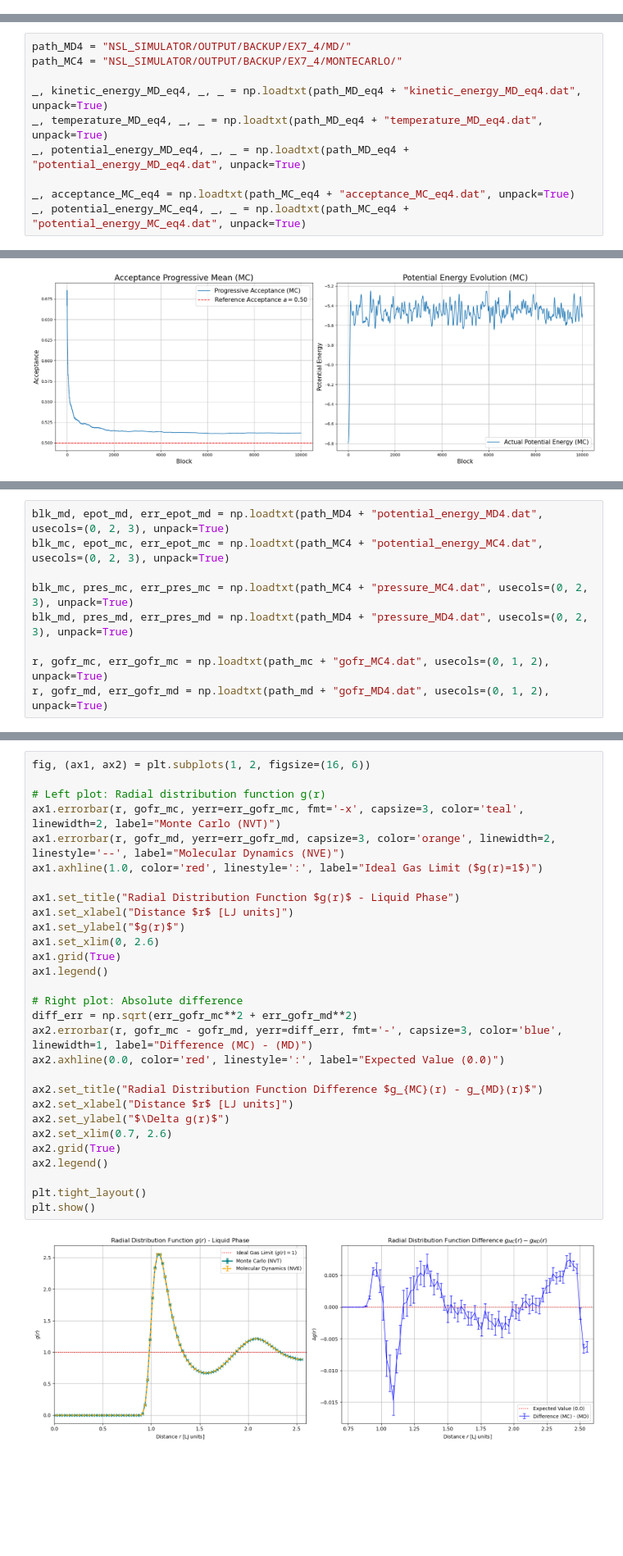
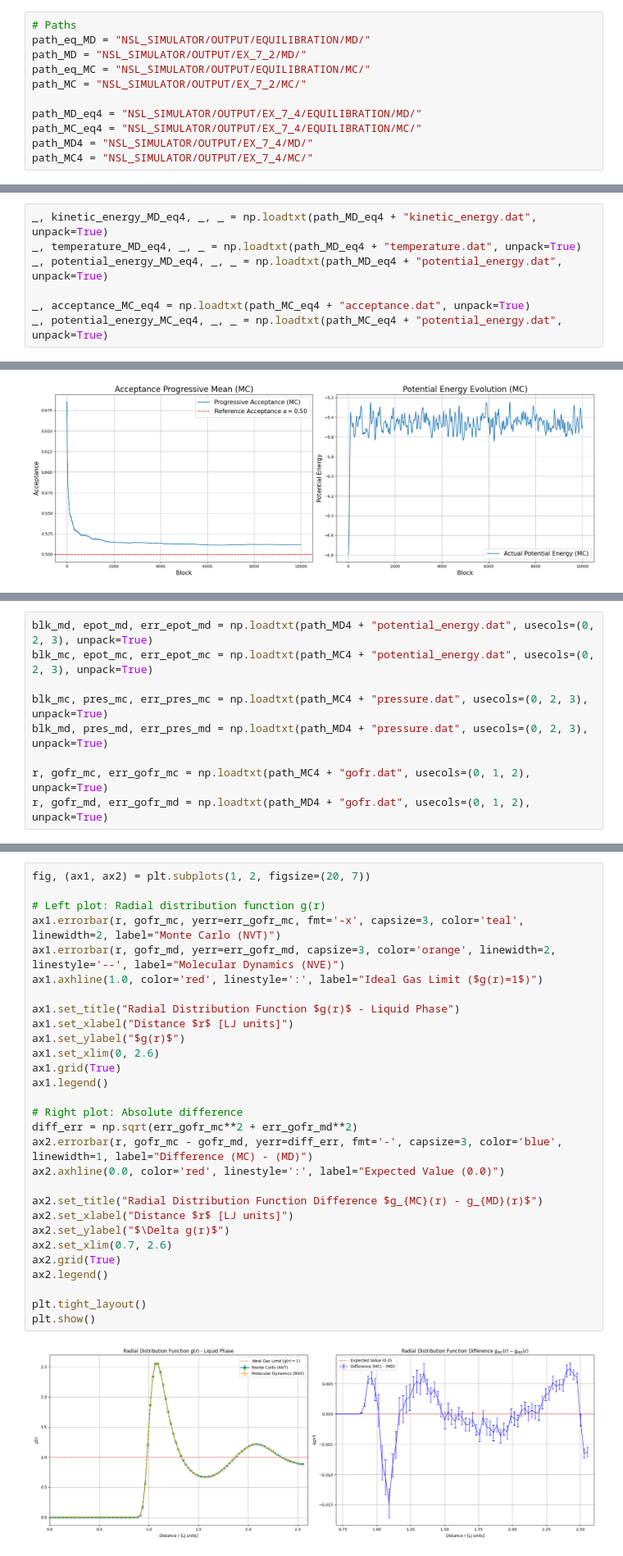
Before and after one commit to giuliagogna/NumericalSimulationLaboratory, a Jupyter notebook: Lab07/analysis7.ipynb, the cells around one changed output, grey strips where cells are left out. Shown at 82% size. Drawn from its saved outputs; the diff is of its cells as text; blank space fills up the shorter version.

```diff
--- a/Lab07/analysis7.ipynb
+++ b/Lab07/analysis7.ipynb
@@ -2,6 +2,17 @@
 import numpy as np
 import matplotlib.pyplot as plt
 from scipy.optimize import curve_fit
+# %%
+# Paths
+path_eq_MD = "NSL_SIMULATOR/OUTPUT/EQUILIBRATION/MD/"
+path_MD = "NSL_SIMULATOR/OUTPUT/EX_7_2/MD/"
+path_eq_MC = "NSL_SIMULATOR/OUTPUT/EQUILIBRATION/MC/"
+path_MC = "NSL_SIMULATOR/OUTPUT/EX_7_2/MC/"
+
+path_MD_eq4 = "NSL_SIMULATOR/OUTPUT/EX_7_4/EQUILIBRATION/MD/"
+path_MC_eq4 = "NSL_SIMULATOR/OUTPUT/EX_7_4/EQUILIBRATION/MC/"
+path_MD4 = "NSL_SIMULATOR/OUTPUT/EX_7_4/MD/"
+path_MC4 = "NSL_SIMULATOR/OUTPUT/EX_7_4/MC/"
 # %% [markdown]
 # Theoretical Background
 
@@ -429,13 +456,10 @@ The two plots below demonstrate that the system successfully reaches thermal and
 # %%
-path_MD4 = "NSL_SIMULATOR/OUTPUT/BACKUP/EX7_4/MD/"
-path_MC4 = "NSL_SIMULATOR/OUTPUT/BACKUP/EX7_4/MONTECARLO/"
+_, kinetic_energy_MD_eq4, _, _ = np.loadtxt(path_MD_eq4 + "kinetic_energy.dat", unpack=True)
+_, temperature_MD_eq4, _, _ = np.loadtxt(path_MD_eq4 + "temperature.dat", unpack=True)
+_, potential_energy_MD_eq4, _, _ = np.loadtxt(path_MD_eq4 + "potential_energy.dat", unpack=True)
 
-_, kinetic_energy_MD_eq4, _, _ = np.loadtxt(path_MD_eq4 + "kinetic_energy_MD_eq4.dat", unpack=True)
-_, temperature_MD_eq4, _, _ = np.loadtxt(path_MD_eq4 + "temperature_MD_eq4.dat", unpack=True)
-_, potential_energy_MD_eq4, _, _ = np.loadtxt(path_MD_eq4 + "potential_energy_MD_eq4.dat", unpack=True)
-
-_, acceptance_MC_eq4 = np.loadtxt(path_MC_eq4 + "acceptance_MC_eq4.dat", unpack=True)
-_, potential_energy_MC_eq4, _, _ = np.loadtxt(path_MC_eq4 + "potential_energy_MC_eq4.dat", unpack=True)
+_, acceptance_MC_eq4 = np.loadtxt(path_MC_eq4 + "acceptance.dat", unpack=True)
+_, potential_energy_MC_eq4, _, _ = np.loadtxt(path_MC_eq4 + "potential_energy.dat", unpack=True)
 # %%
 # ==========================================
 # MOLECULAR DYNAMICS - EQUILIBRATION
@@ -507,12 +531,12 @@ What is clearly demonstrated here is a fundamental principle of statistical mech
 # %%
-blk_md, epot_md, err_epot_md = np.loadtxt(path_MD4 + "potential_energy_MD4.dat", usecols=(0, 2, 3), unpack=True)
-blk_mc, epot_mc, err_epot_mc = np.loadtxt(path_MC4 + "potential_energy_MC4.dat", usecols=(0, 2, 3), unpack=True)
+blk_md, epot_md, err_epot_md = np.loadtxt(path_MD4 + "potential_energy.dat", usecols=(0, 2, 3), unpack=True)
+blk_mc, epot_mc, err_epot_mc = np.loadtxt(path_MC4 + "potential_energy.dat", usecols=(0, 2, 3), unpack=True)
 
-blk_mc, pres_mc, err_pres_mc = np.loadtxt(path_MC4 + "pressure_MC4.dat", usecols=(0, 2, 3), unpack=True)
-blk_md, pres_md, err_pres_md = np.loadtxt(path_MD4 + "pressure_MD4.dat", usecols=(0, 2, 3), unpack=True)
+blk_mc, pres_mc, err_pres_mc = np.loadtxt(path_MC4 + "pressure.dat", usecols=(0, 2, 3), unpack=True)
+blk_md, pres_md, err_pres_md = np.loadtxt(path_MD4 + "pressure.dat", usecols=(0, 2, 3), unpack=True)
 
-r, gofr_mc, err_gofr_mc = np.loadtxt(path_mc + "gofr_MC4.dat", usecols=(0, 1, 2), unpack=True)
-r, gofr_md, err_gofr_md = np.loadtxt(path_md + "gofr_MD4.dat", usecols=(0, 1, 2), unpack=True)
+r, gofr_mc, err_gofr_mc = np.loadtxt(path_MC4 + "gofr.dat", usecols=(0, 1, 2), unpack=True)
+r, gofr_md, err_gofr_md = np.loadtxt(path_MD4 + "gofr.dat", usecols=(0, 1, 2), unpack=True)
 # %%
 fig, (ax1, ax2) = plt.subplots(1, 2, figsize=(15, 6))
 
@@ -547,36 +569,36 @@ However, looking at the plots, we can observe a slight, systematic discrepancy b
 
 Despite these microscopic differences, the overall structural agreement (as will be seen in the $g(r)$ in the plot below) and the proximity of the thermodynamic values confirm that both algorithms are correctly simulating the liquid phase of Argon.
 # %%
-fig, (ax1, ax2) = plt.subplots(1, 2, figsize=(16, 6))
+fig, (ax1, ax2) = plt.subplots(1, 2, figsize=(20, 7))
 
 # Left plot: Radial distribution function g(r)
 ax1.errorbar(r, gofr_mc, yerr=err_gofr_mc, fmt='-x', capsize=3, color='teal', linewidth=2, label="Monte Carlo (NVT)")
 ax1.errorbar(r, gofr_md, yerr=err_gofr_md, capsize=3, color='orange', linewidth=2, linestyle='--', label="Molecular Dynamics (NVE)")
 ax1.axhline(1.0, color='red', linestyle=':', label="Ideal Gas Limit ($g(r)=1$)")
 
 ax1.set_title("Radial Distribution Function $g(r)$ - Liquid Phase")
 ax1.set_xlabel("Distance $r$ [LJ units]")
 ax1.set_ylabel("$g(r)$")
 ax1.set_xlim(0, 2.6)
 ax1.grid(True)
 ax1.legend()
 
 # Right plot: Absolute difference
 diff_err = np.sqrt(err_gofr_mc**2 + err_gofr_md**2)
 ax2.errorbar(r, gofr_mc - gofr_md, yerr=diff_err, fmt='-', capsize=3, color='blue', linewidth=1, label="Difference (MC) - (MD)")
 ax2.axhline(0.0, color='red', linestyle=':', label="Expected Value (0.0)")
 
 ax2.set_title("Radial Distribution Function Difference $g_{MC}(r) - g_{MD}(r)$")
 ax2.set_xlabel("Distance $r$ [LJ units]")
 ax2.set_ylabel("$\Delta g(r)$")
 ax2.set_xlim(0.7, 2.6)
 ax2.grid(True)
 ax2.legend()
 
 plt.tight_layout()
 plt.show()
 # %% [output]
-[figure, old version]
+[figure, new version]
 # %% [markdown]
 Finally, I present the results for the radial distribution function $g(r)$, which characterizes the microscopic spatial structure of the simulated fluid. The left panel displays the final cumulative average of $g(r)$ for both Monte Carlo and Molecular Dynamics, while the right panel highlights the absolute difference between the two curves, $\Delta g(r) = g_{MC}(r) - g_{MD}(r)$, complete with its propagated statistical uncertainty.
 
```
Also changed, not shown: parts of 42 cells of this notebook, 31 other files.
